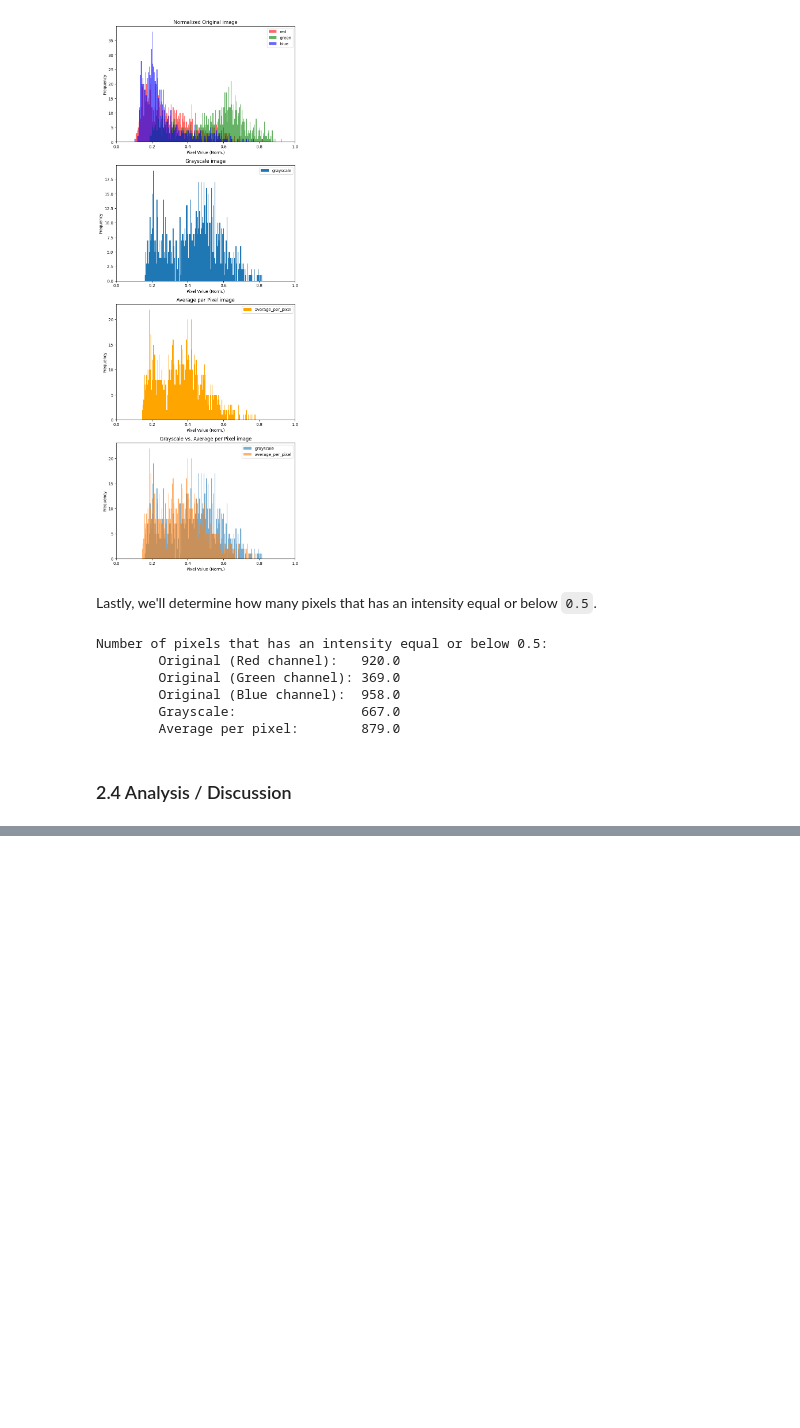
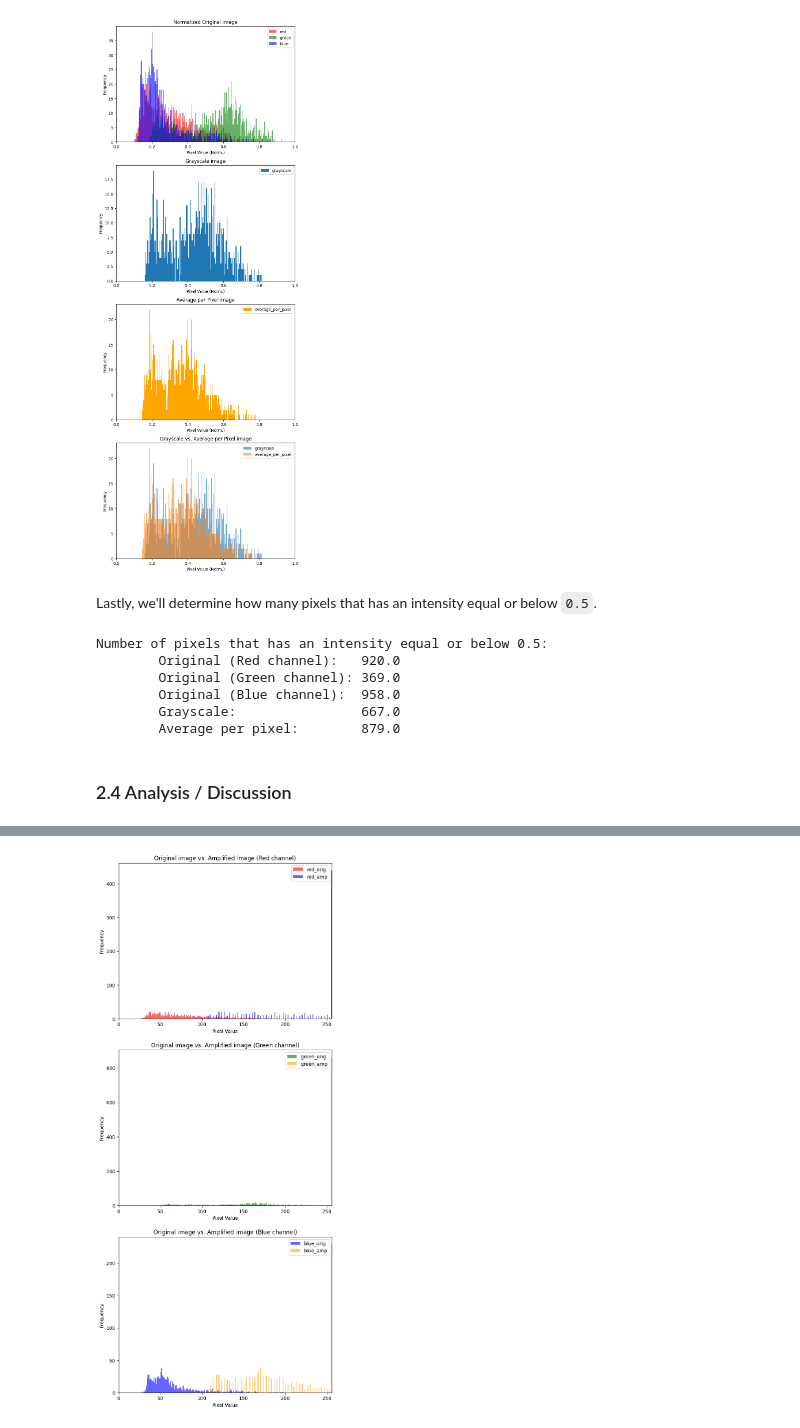
Before and after one commit to Pierre120/digital-images-and-dsp, a Jupyter notebook: imagpro-mp1-hernandez.ipynb, the cells around one changed output, grey strips where cells are left out. Saved outputs shown, nothing was run; the diff lists cells and outputs as text; code cells hidden in the pictures; blank space fills up the shorter version.

```diff
--- a/imagpro-mp1-hernandez.ipynb
+++ b/imagpro-mp1-hernandez.ipynb
@@ -419,0 +471,33 @@ and `879`, respectively. The `Average per pixel` image has more low intensity pi
+# %%
+r_orig, g_orig, b_orig = cv.split(imgs_32x32_first)
+r_amp, g_amp, b_amp = cv.split(amplified_first_image)
+# %%
+fig, axes = plt.subplots(3, 1, figsize=(8, 20))
+axes = axes.ravel()
+# Red
+axes[0].hist(r_orig.ravel(), bins=256, range=[0,256], label='red_orig', color='red', alpha=0.6)
+axes[0].hist(r_amp.ravel(), bins=256, range=[0,256], label='red_amp', color='blue', alpha=0.6)
+axes[0].set_xlabel('Pixel Value')
+axes[0].set_ylabel('Frequency')
+axes[0].set_xlim([0, 256])
+axes[0].set_title('Original image vs. Amplified image (Red channel)')
+axes[0].legend()
+# Green
+axes[1].hist(g_orig.ravel(), bins=256, range=[0,256], label='green_orig', color='green', alpha=0.6)
+axes[1].hist(g_amp.ravel(), bins=256, range=[0,256], label='green_amp', color='orange', alpha=0.6)
+axes[1].set_xlabel('Pixel Value')
+axes[1].set_ylabel('Frequency')
+axes[1].set_xlim([0, 256])
+axes[1].set_title('Original image vs. Amplified image (Green channel)')
+axes[1].legend()
+# Blue
+axes[2].hist(b_orig.ravel(), bins=256, range=[0,256], label='blue_orig', color='blue', alpha=0.6)
+axes[2].hist(b_amp.ravel(), bins=256, range=[0,256], label='blue_amp', color='orange', alpha=0.6)
+axes[2].set_xlabel('Pixel Value')
+axes[2].set_ylabel('Frequency')
+axes[2].set_xlim([0, 256])
+axes[2].set_title('Original image vs. Amplified image (Blue channel)')
+axes[2].legend()
+plt.show()
+# %% [output]
+[figure, added]
```
Also changed, not shown: parts of 41 cells of this notebook.
